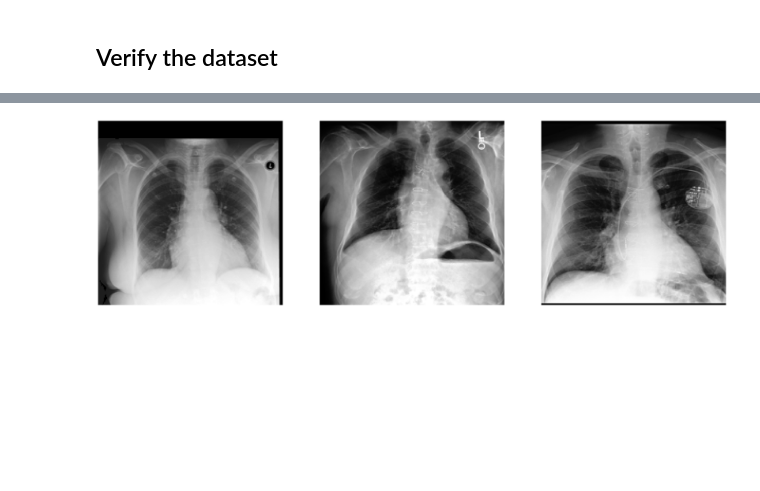
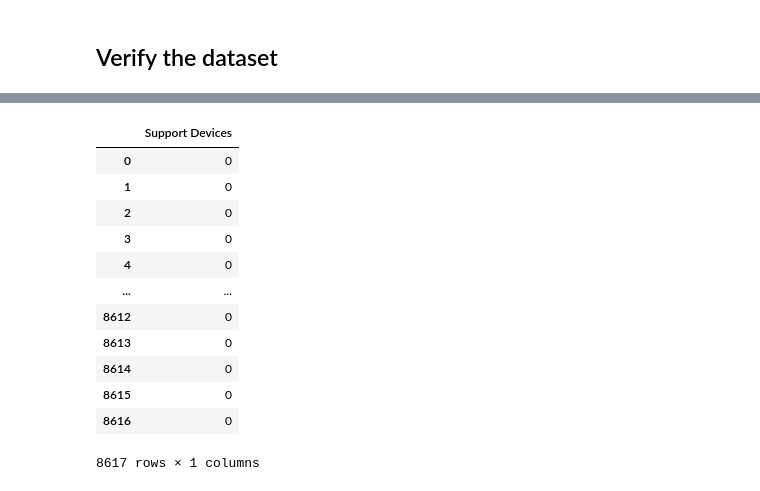
Before and after one commit to agostini335/mml, a Jupyter notebook: notebooks/eda_dataset.ipynb, the cells around one changed output, grey strips where cells are left out. Drawn from its saved outputs; the diff is of its cells as text; code cells hidden in the pictures; blank space fills up the shorter version.

```diff
--- a/notebooks/eda_dataset.ipynb
+++ b/notebooks/eda_dataset.ipynb
@@ -61,9 +65,19 @@ plot_n_imgs(imgs=train_dict['images'][idx][50:53],n_cols=3,n_rows=1, size=(40,40
-# %%
-# plot images with target labels = 0
-idx, el = np.where(train_dict['labels'].fillna(0).astype(int) == 0)
-plot_n_imgs(imgs=train_dict['images'][idx][50:53],n_cols=3,n_rows=1, size=(40,40))
-# %% [output]
-[figure, removed]
+# %%
+test_dict['labels'].fillna(0).astype(int)
+# %% [output]
+|  | Support Devices |
+| 0 | 0 |
+| 1 | 0 |
+| 2 | 0 |
+| 3 | 0 |
+| 4 | 0 |
+| ... | ... |
+| 8612 | 0 |
+| 8613 | 0 |
+| 8614 | 0 |
+| 8615 | 0 |
+| 8616 | 0 |
+8617 rows × 1 columns
 # %%
 idx
 # %% [output]
```
Also changed, not shown: parts of 8 cells of this notebook, 4 other files.
